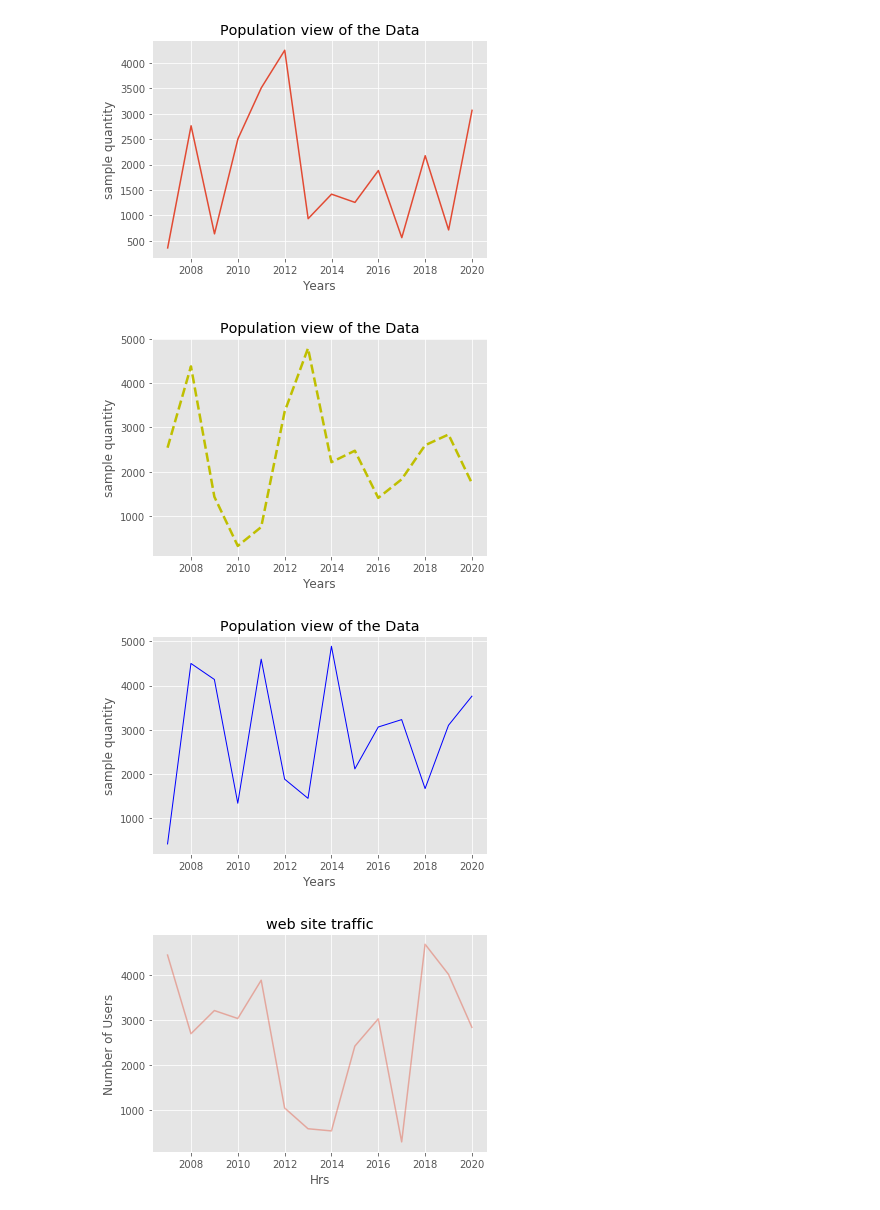
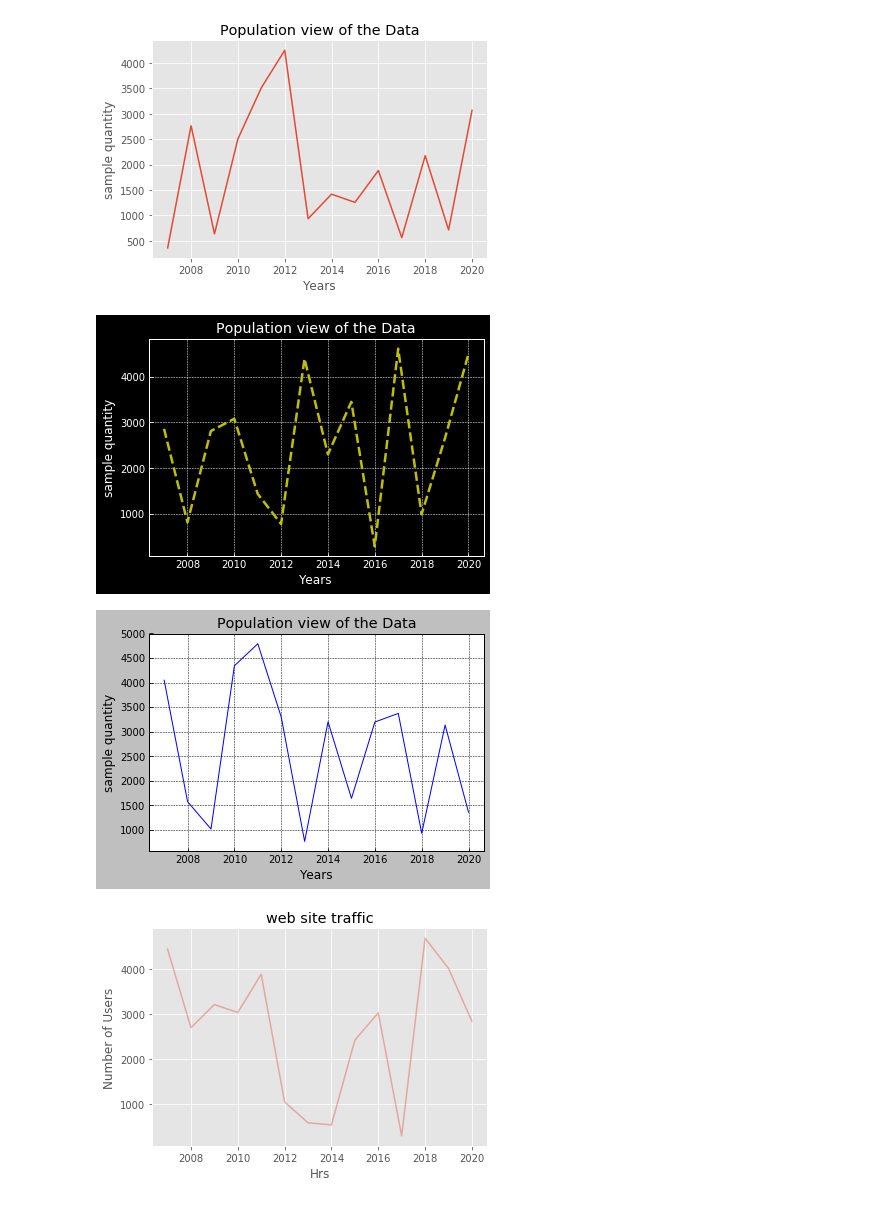
Before and after one commit to viswanath27/ml_models, a Jupyter notebook: matplotlib_demo.ipynb, the cells around one changed output. Saved outputs shown, nothing was run; the diff lists cells and outputs as text; code cells hidden in the pictures.

```diff
--- a/matplotlib_demo.ipynb
+++ b/matplotlib_demo.ipynb
@@ -36,25 +36,25 @@ plt.show()
 # %%
 # This is just to generate a sample data for a given range
 sample_population = [random.randint(10, 5000) for iter in range(14)]
 
 # This is the year in which sample is collected
 year_of_collectiontime_hrs=[2007,2008,2009,2010,2011,2012,2013,2014,2015,2016,2017,2018,2019,2020]
 
 # Assign a style to the plot
-style.use('ggplot')
+style.use('dark_background')
 
 # create the plot based on the above data with different style
 plt.plot(year_of_collectiontime_hrs,sample_population,color='y',linestyle='--',linewidth=2.5)
 
 #Below are just to add up more info to the graph
 plt.title('Population view of the Data')
 plt.xlabel('Years')
 plt.ylabel('sample quantity')
 
 # This is finally to show the plot as a picture
 plt.show()
 # %% [output]
-[figure, old version]
+[figure, new version]
 # %%
 # This is just to generate a sample data for a given range
 sample_population = [random.randint(10, 5000) for iter in range(14)]
@@ -63,7 +63,7 @@ sample_population = [random.randint(10, 5000) for iter in range(14)]
 year_of_collectiontime_hrs=[2007,2008,2009,2010,2011,2012,2013,2014,2015,2016,2017,2018,2019,2020]
 
 # Assign a style to the plot
-style.use('ggplot')
+style.use('grayscale')
 
 # line width is modified here as compared to above variants
 plt.plot(year_of_collectiontime_hrs,sample_population,color='b',label='Web traffic',linewidth=1.0)
@@ -76,7 +76,7 @@ plt.ylabel('sample quantity')
 # This is finally to show the plot as a picture
 plt.show()
 # %% [output]
-[figure, old version]
+[figure, new version]
 # %%
 # This is just to generate a sample data for a given range
 sample_population = [random.randint(10, 5000) for iter in range(14)]
```
Also changed, not shown: parts of 1 cell of this notebook.
